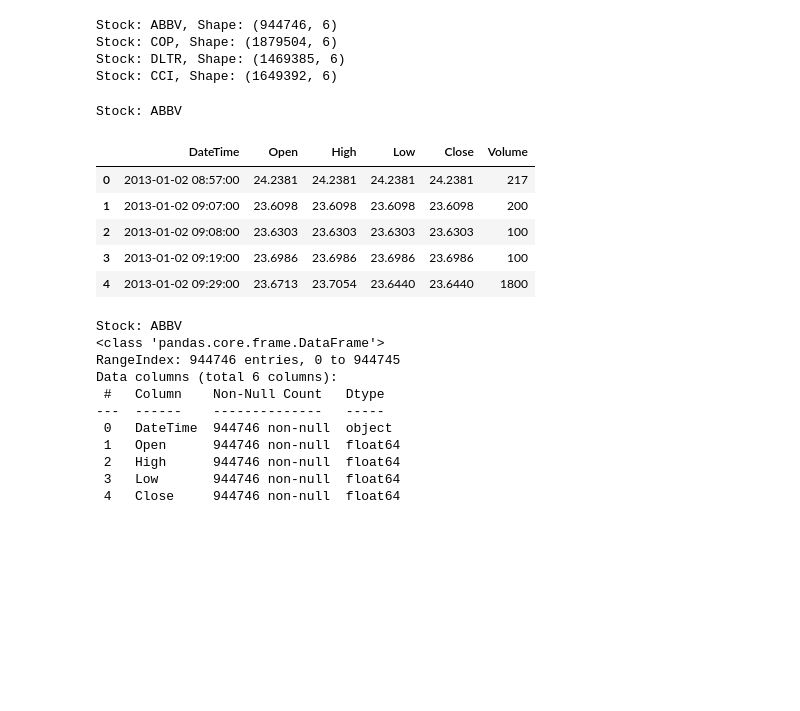
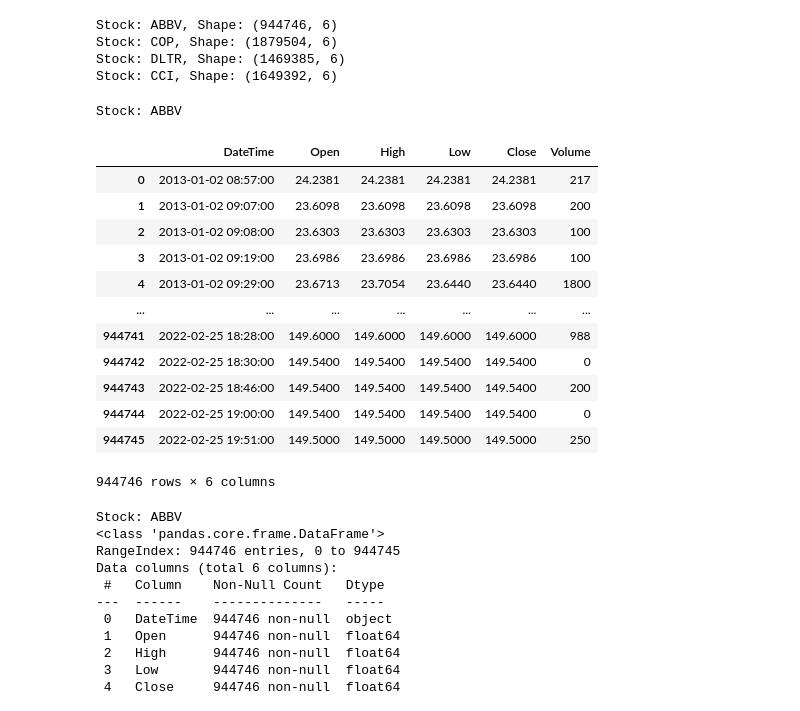
Before and after one commit to munish30monga/lstm_based_stock_trading_system, a Jupyter notebook: 22m2153.ipynb, the cells around one changed output. Drawn from its saved outputs; the diff is of its cells as text; code cells hidden in the pictures; blank space fills up the shorter version.

```diff
--- a/22m2153.ipynb
+++ b/22m2153.ipynb
@@ -48,7 +52,7 @@ years_to_keep = 10                                                  # number of
 ### Q1. Exploring Dataset <a id="exploring-dataset"></a>
 - Familiarize yourself with the input data `sp500_tickers_A-D_1min_1pppix.zip`
 # %%
-data_dir = pl.Path('./sp500_tickers_A-D_1min_1pppix/')             # Setting path to the data directory
+data_dir = pl.Path('./dataset/sp500_tickers_A-D_1min_1pppix/')             # Setting path to the data directory
 companies_list = data_dir.glob('*.txt')                            # Getting the list of all the files in data dir
 stocks = [stock.stem.split('_')[0] for stock in companies_list]    # Getting the list of all the companies
 print(stocks)                                                      # Printing the name of stocks
@@ -76,7 +80,7 @@ def create_df_dict(stocks):
     Returns:
     - df_dict (dict): A dictionary with stock names as keys and their corresponding dataframes as values.
     """
-    data_dir = pl.Path('./sp500_tickers_A-D_1min_1pppix/')
+    data_dir = pl.Path('./dataset/sp500_tickers_A-D_1min_1pppix/')
     df_dict = {}
     for stock in stocks:
         df = pd.read_csv(data_dir / f'{stock}_1min.txt', sep=',', header=None) # Reading the data
@@ -94,15 +98,22 @@ Stock: DLTR, Shape: (1469385, 6)
 Stock: CCI, Shape: (1649392, 6)
 # %%
 print("Stock:",random_stocks[0])                          # Printing the name of first random stock
-random_stock_dfs_dict[random_stocks[0]].head()                 # Printing the first 5 rows of the first random stock
+random_stock_dfs_dict[random_stocks[0]]                   # Printing the dataframe of first random stock
 # %% [output]
 Stock: ABBV
 |  | DateTime | Open | High | Low | Close | Volume |
 | 0 | 2013-01-02 08:57:00 | 24.2381 | 24.2381 | 24.2381 | 24.2381 | 217 |
 | 1 | 2013-01-02 09:07:00 | 23.6098 | 23.6098 | 23.6098 | 23.6098 | 200 |
 | 2 | 2013-01-02 09:08:00 | 23.6303 | 23.6303 | 23.6303 | 23.6303 | 100 |
 | 3 | 2013-01-02 09:19:00 | 23.6986 | 23.6986 | 23.6986 | 23.6986 | 100 |
 | 4 | 2013-01-02 09:29:00 | 23.6713 | 23.7054 | 23.6440 | 23.6440 | 1800 |
+| ... | ... | ... | ... | ... | ... | ... |
+| 944741 | 2022-02-25 18:28:00 | 149.6000 | 149.6000 | 149.6000 | 149.6000 | 988 |
+| 944742 | 2022-02-25 18:30:00 | 149.5400 | 149.5400 | 149.5400 | 149.5400 | 0 |
+| 944743 | 2022-02-25 18:46:00 | 149.5400 | 149.5400 | 149.5400 | 149.5400 | 200 |
+| 944744 | 2022-02-25 19:00:00 | 149.5400 | 149.5400 | 149.5400 | 149.5400 | 0 |
+| 944745 | 2022-02-25 19:51:00 | 149.5000 | 149.5000 | 149.5000 | 149.5000 | 250 |
+944746 rows × 6 columns
 # %%
 print("Stock:",random_stocks[0])                          # Printing the first random stock
 random_stock_dfs_dict[random_stocks[0]].info()                 # Printing the info of the first random stock
```
Also changed, not shown: parts of 10 cells of this notebook, 7 other files.
